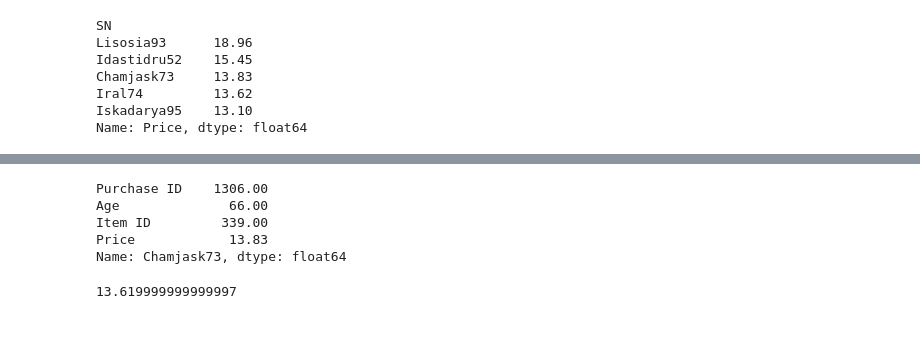
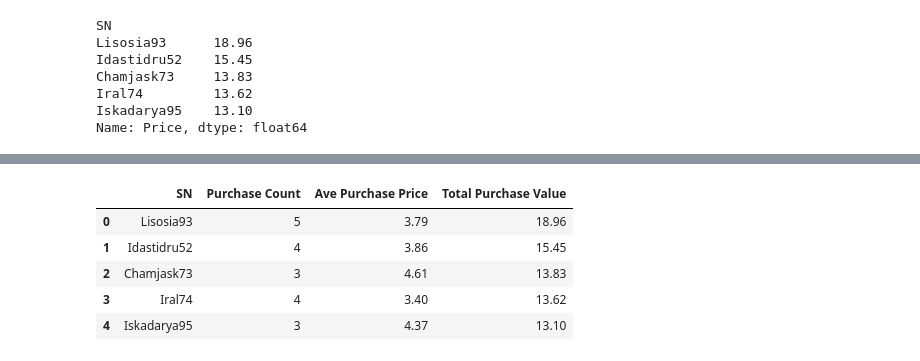
Before and after one commit to Rob397/pandas-challenge, a Jupyter notebook: HeroesOfPymoli/HeroesOfPymoli.ipynb, the cells around one changed output, grey strips where cells are left out. Drawn from its saved outputs; the diff is of its cells as text; code cells hidden in the pictures; blank space fills up the shorter version.

```diff
--- a/HeroesOfPymoli/HeroesOfPymoli.ipynb
+++ b/HeroesOfPymoli/HeroesOfPymoli.ipynb
@@ -365,41 +352,39 @@ byname.head(8)
-# %%
-# Purchase Count
-
-
-byname.loc['Chamjask73']
-# %% [output]
-Purchase ID    1306.00
-Age              66.00
-Item ID         339.00
-Price            13.83
-Name: Chamjask73, dtype: float64
 # %%
-# Purchase Count
+# Purchase Count, Average Price, Total Purchase Value
 
 # for Lisosia93
 lis_file = file.loc[file["SN"] == "Lisosia93", :]
 lis_count = len(lis_file)
 lis_mean = lis_file["Price"].mean()
-Ida_TPV = lis_file["Price"].sum()
+lis_TPV = lis_file["Price"].sum()
 # for Idastidru52
 Ida_file = file.loc[file["SN"] == "Idastidru52", :]
 Ida_count = len(Ida_file)
 Ida_mean = Ida_file["Price"].mean()
 Ida_TPV = Ida_file["Price"].sum()
 #Chamjask73
 Cham_file = file.loc[file["SN"] == "Chamjask73", :]
 Cham_count = len(Cham_file)
 Cham_mean = Cham_file["Price"].mean()
 Cham_TPV = Cham_file["Price"].sum()
 #Iral74
 Ira_file = file.loc[file["SN"] == "Iral74", :]
 Ira_count = len(Ira_file)
 Ira_mean = Ira_file["Price"].mean()
 Ira_TPV = Ira_file["Price"].sum()
 #Iskadarya95
 Isa_file =  file.loc[file["SN"] == "Iskadarya95", :]
 Isa_count = len(Isa_file)
 Isa_mean =Isa_file["Price"].mean()
 Isa_TPV = Isa_file["Price"].sum()
+
+table_spenders =pd.DataFrame({"SN": ["Lisosia93","Idastidru52", "Chamjask73", "Iral74", "Iskadarya95"] ,"Purchase Count":[lis_count,Ida_count,Cham_count,Ira_count,Isa_count],"Ave Purchase Price":[lis_mean,Ida_mean,Cham_mean, Ira_mean, Isa_mean], "Total Purchase Value": [lis_TPV, Ida_TPV, Cham_TPV, Ira_TPV, Isa_TPV]})
+table_spenders["Ave Purchase Price"] = table_spenders["Ave Purchase Price"].round(decimals =2 )
+table_spenders
 # %% [output]
-13.619999999999997
+|  | SN | Purchase Count | Ave Purchase Price | Total Purchase Value |
+| 0 | Lisosia93 | 5 | 3.79 | 18.96 |
+| 1 | Idastidru52 | 4 | 3.86 | 15.45 |
+| 2 | Chamjask73 | 3 | 4.61 | 13.83 |
+| 3 | Iral74 | 4 | 3.40 | 13.62 |
+| 4 | Iskadarya95 | 3 | 4.37 | 13.10 |
```
Also changed, not shown: parts of 2 cells of this notebook.
